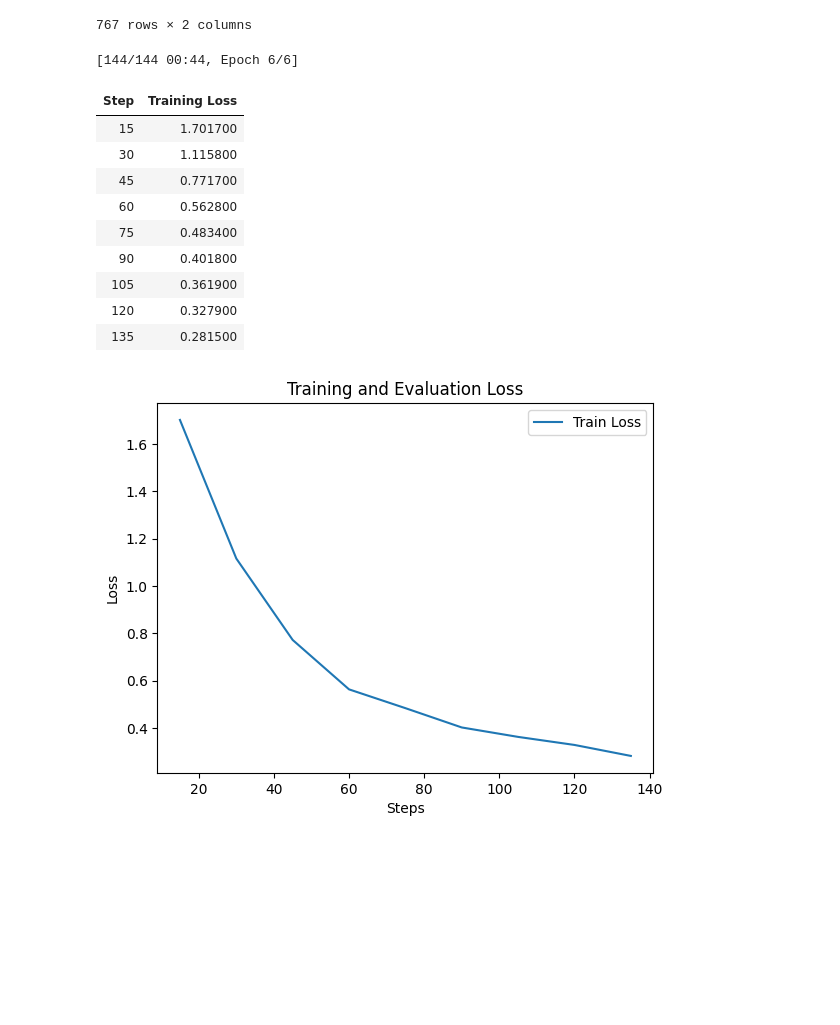
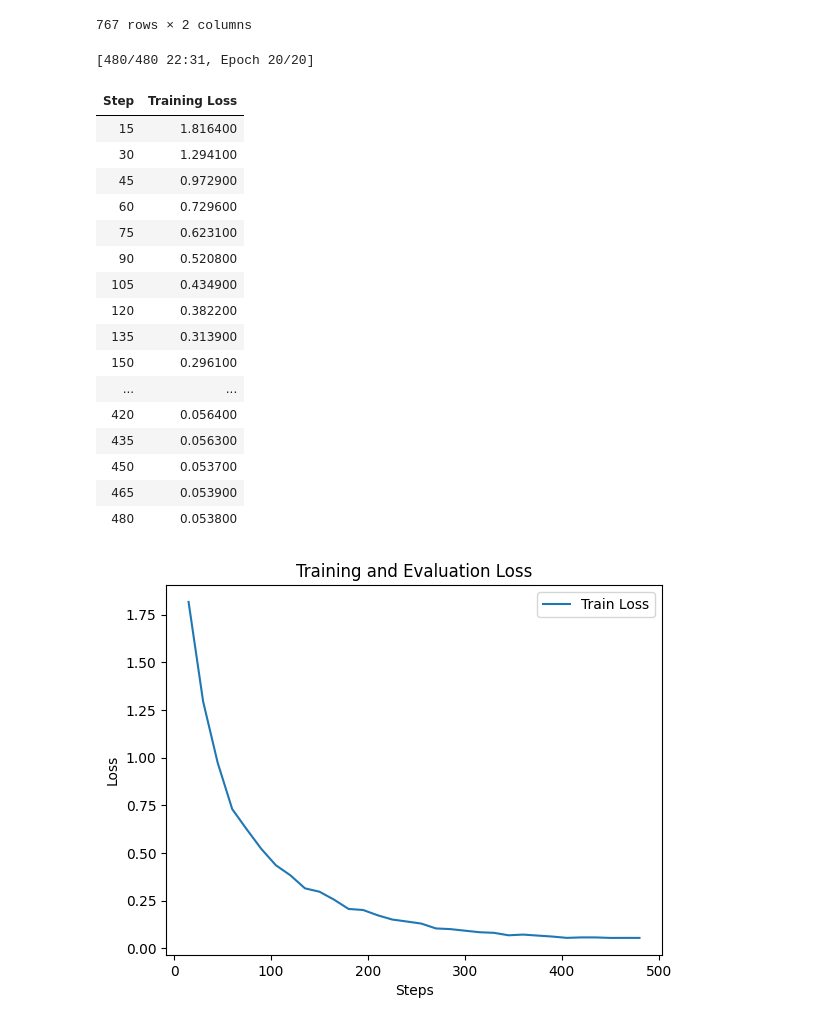
Before and after one commit to VladPaliychuk/VisTranslator, a Jupyter notebook: Fine-tuning/idiom_training_en_uk.ipynb, the cells around one changed output. Cells and saved outputs as stored; diff of their text form; code cells hidden in the pictures; blank space fills up the shorter version.

```diff
--- a/Fine-tuning/idiom_training_en_uk.ipynb
+++ b/Fine-tuning/idiom_training_en_uk.ipynb
@@ -84,51 +103,58 @@ train_data = dataset
 training_args = TrainingArguments(
     output_dir="./results",
     save_strategy="epoch",
-    learning_rate=5e-5,
+    learning_rate=3e-5,
     per_device_train_batch_size=32,
     per_device_eval_batch_size=32,
-    num_train_epochs=6,
+    num_train_epochs=20,
     weight_decay=0.01,
     logging_dir="./logs",
     logging_steps=15,
 )
 training_args.generation_config = None
 trainer = Seq2SeqTrainer(
     model=model,
     args=training_args,
     train_dataset=dataset,
     tokenizer=tokenizer,
     data_collator=data_collator,
 )
 trainer.train()
 # Після тренування:
 history = trainer.state.log_history
 
 # Візуалізація loss
 train_loss = [x["loss"] for x in history if "loss" in x]
 eval_loss = [x["eval_loss"] for x in history if "eval_loss" in x]
 steps = [x["step"] for x in history if "loss" in x]
 
 plt.plot(steps, train_loss, label="Train Loss")
 if eval_loss:
     eval_steps = [x["step"] for x in history if "eval_loss" in x]
     plt.plot(eval_steps, eval_loss, label="Eval Loss")
 plt.xlabel("Steps")
 plt.ylabel("Loss")
 plt.legend()
 plt.title("Training and Evaluation Loss")
 plt.show()
 # %% [output]
-[144/144 00:44, Epoch 6/6]
+[480/480 22:31, Epoch 20/20]
 | Step | Training Loss |
-| 15 | 1.701700 |
-| 30 | 1.115800 |
-| 45 | 0.771700 |
-| 60 | 0.562800 |
-| 75 | 0.483400 |
-| 90 | 0.401800 |
-| 105 | 0.361900 |
-| 120 | 0.327900 |
-| 135 | 0.281500 |
+| 15 | 1.816400 |
+| 30 | 1.294100 |
+| 45 | 0.972900 |
+| 60 | 0.729600 |
+| 75 | 0.623100 |
+| 90 | 0.520800 |
+| 105 | 0.434900 |
+| 120 | 0.382200 |
+| 135 | 0.313900 |
+| 150 | 0.296100 |
+| ... | ... |
+| 420 | 0.056400 |
+| 435 | 0.056300 |
+| 450 | 0.053700 |
+| 465 | 0.053900 |
+| 480 | 0.053800 |
-[figure, old version]
+[figure, new version]
 # %%
```
Also changed, not shown: parts of 7 cells of this notebook, 2 other files.
